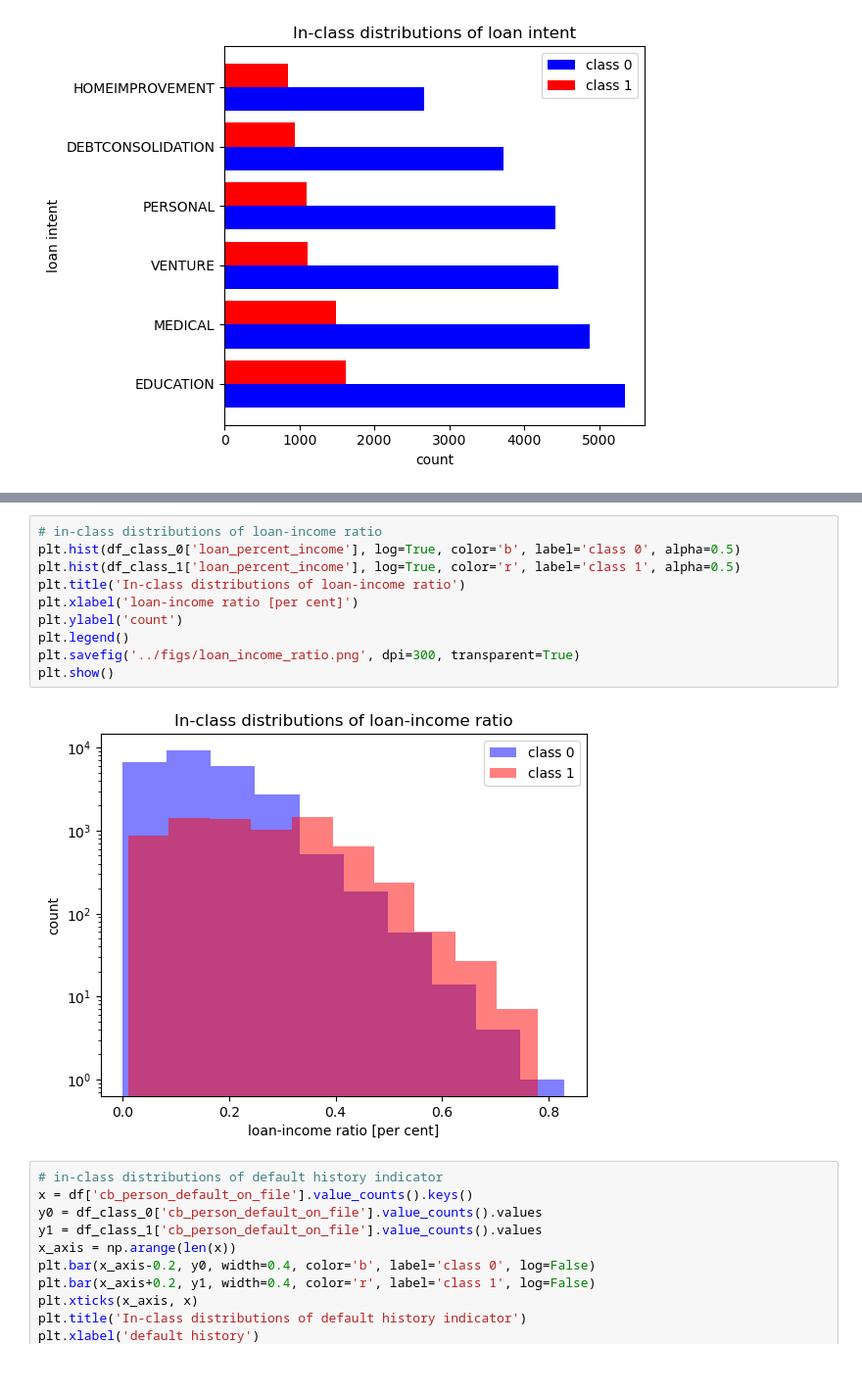
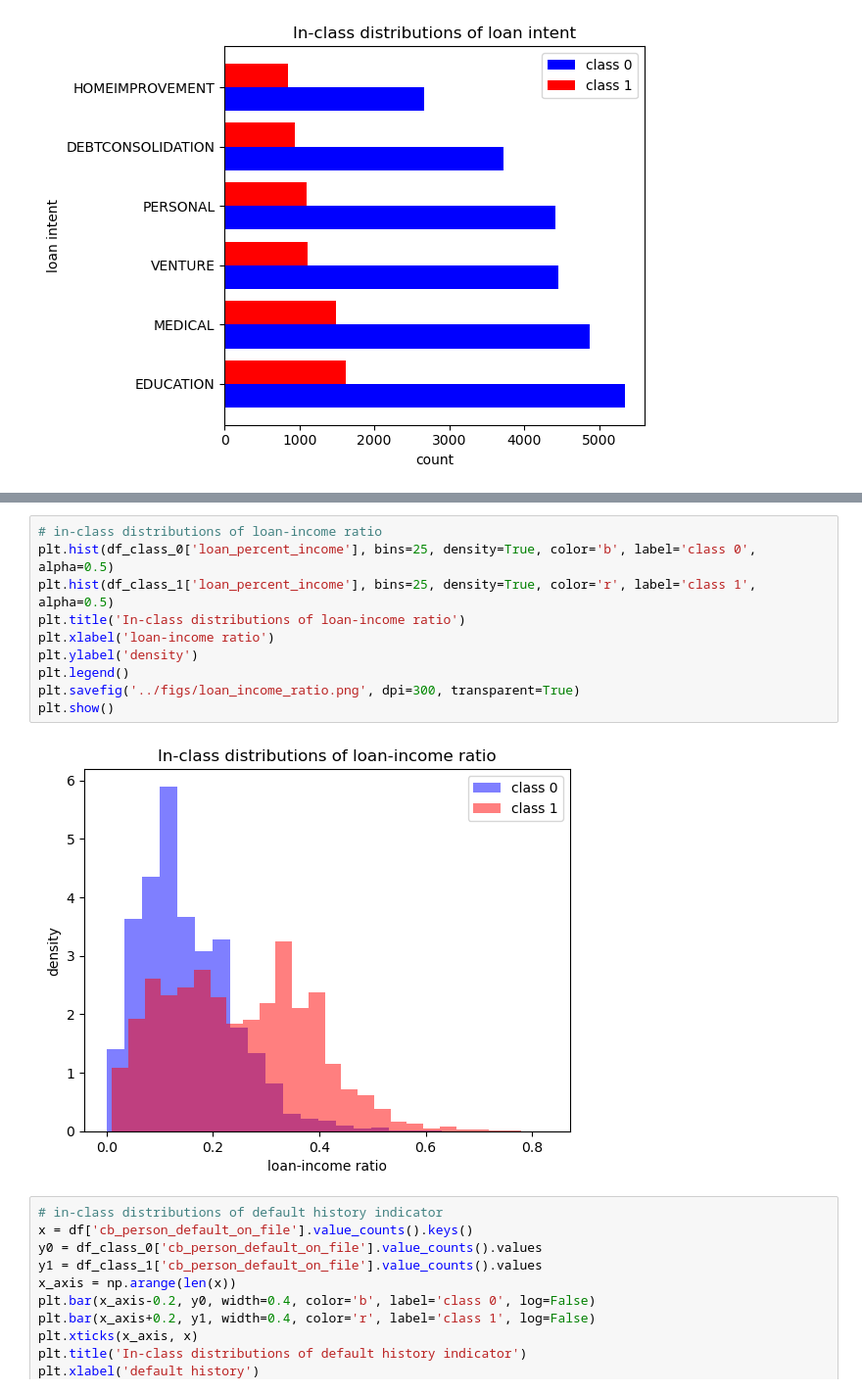
Before and after one commit to CQY114/data1030_fall2024_final_project, a Jupyter notebook: src/main.ipynb, the cells around one changed output, grey strips where cells are left out. Shown at 98% size. Drawn from its saved outputs; the diff is of its cells as text.

```diff
--- a/src/main.ipynb
+++ b/src/main.ipynb
@@ -179,15 +191,15 @@ plt.show()
 # %%
 # in-class distributions of loan-income ratio
-plt.hist(df_class_0['loan_percent_income'], log=True, color='b', label='class 0', alpha=0.5)
-plt.hist(df_class_1['loan_percent_income'], log=True, color='r', label='class 1', alpha=0.5)
+plt.hist(df_class_0['loan_percent_income'], bins=25, density=True, color='b', label='class 0', alpha=0.5)
+plt.hist(df_class_1['loan_percent_income'], bins=25, density=True, color='r', label='class 1', alpha=0.5)
 plt.title('In-class distributions of loan-income ratio')
-plt.xlabel('loan-income ratio [per cent]')
-plt.ylabel('count')
+plt.xlabel('loan-income ratio')
+plt.ylabel('density')
 plt.legend()
 plt.savefig('../figs/loan_income_ratio.png', dpi=300, transparent=True)
 plt.show()
 # %% [output]
-[figure, old version]
+[figure, new version]
 # %%
 # in-class distributions of default history indicator
 x = df['cb_person_default_on_file'].value_counts().keys()
```
Also changed, not shown: parts of 27 cells of this notebook, 23 other files.
